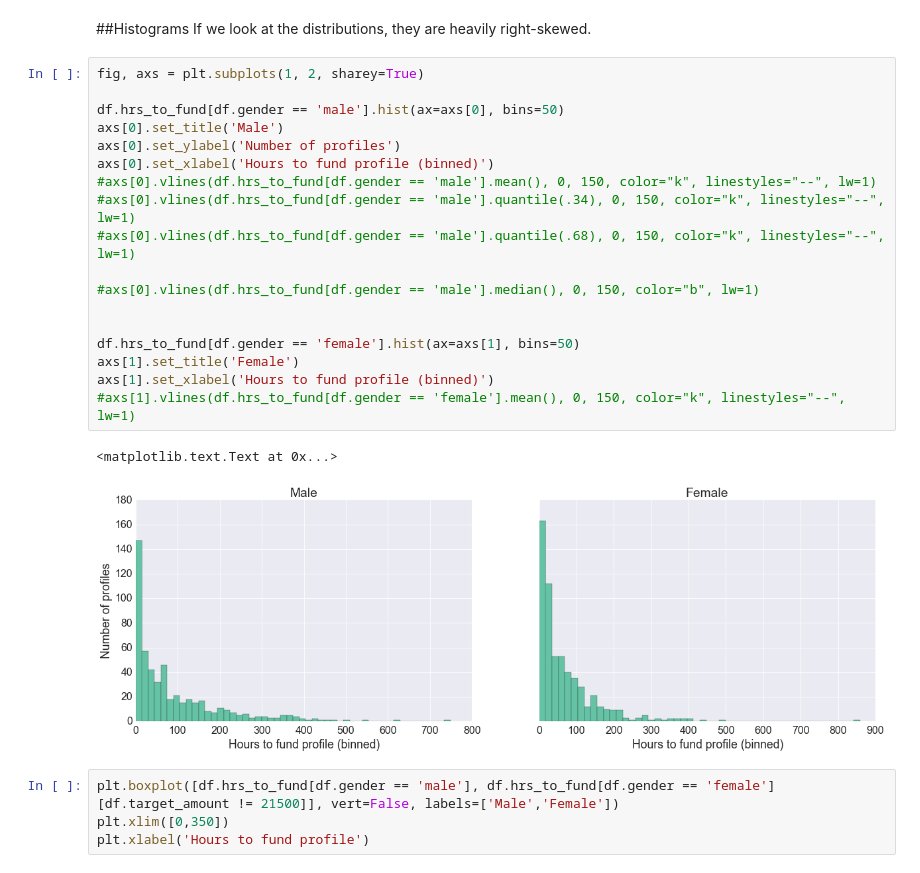
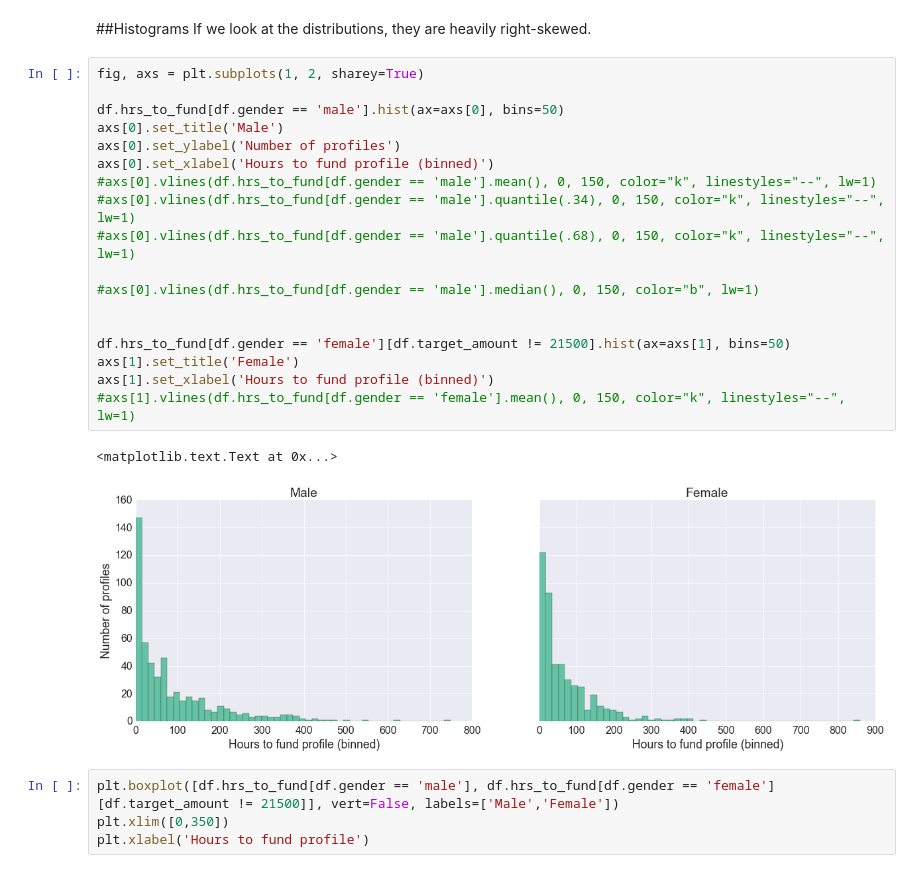
Before and after one commit to alifar76/stats-tests, a Jupyter notebook: frequentist (short version).ipynb, the cells around one changed output. Saved outputs shown, nothing was run; the diff lists cells and outputs as text.

```diff
--- a/frequentist (short version).ipynb
+++ b/frequentist (short version).ipynb
@@ -45,24 +45,24 @@ If we look at the distributions, they are heavily right-skewed.
 # %%
 fig, axs = plt.subplots(1, 2, sharey=True)
 
 df.hrs_to_fund[df.gender == 'male'].hist(ax=axs[0], bins=50)
 axs[0].set_title('Male')
 axs[0].set_ylabel('Number of profiles')
 axs[0].set_xlabel('Hours to fund profile (binned)')
 #axs[0].vlines(df.hrs_to_fund[df.gender == 'male'].mean(), 0, 150, color="k", linestyles="--", lw=1)
 #axs[0].vlines(df.hrs_to_fund[df.gender == 'male'].quantile(.34), 0, 150, color="k", linestyles="--", lw=1)
 #axs[0].vlines(df.hrs_to_fund[df.gender == 'male'].quantile(.68), 0, 150, color="k", linestyles="--", lw=1)
 
 #axs[0].vlines(df.hrs_to_fund[df.gender == 'male'].median(), 0, 150, color="b", lw=1)
 
 
-df.hrs_to_fund[df.gender == 'female'].hist(ax=axs[1], bins=50)
+df.hrs_to_fund[df.gender == 'female'][df.target_amount != 21500].hist(ax=axs[1], bins=50)
 axs[1].set_title('Female')
 axs[1].set_xlabel('Hours to fund profile (binned)')
 #axs[1].vlines(df.hrs_to_fund[df.gender == 'female'].mean(), 0, 150, color="k", linestyles="--", lw=1)
 # %% [output]
 <matplotlib.text.Text at 0x...>
-[figure, old version]
+[figure, new version]
 # %%
 plt.boxplot([df.hrs_to_fund[df.gender == 'male'], df.hrs_to_fund[df.gender == 'female'][df.target_amount != 21500]], vert=False, labels=['Male','Female'])
 plt.xlim([0,350])
```
Also changed, not shown: parts of 2 cells of this notebook, 3 other files.
